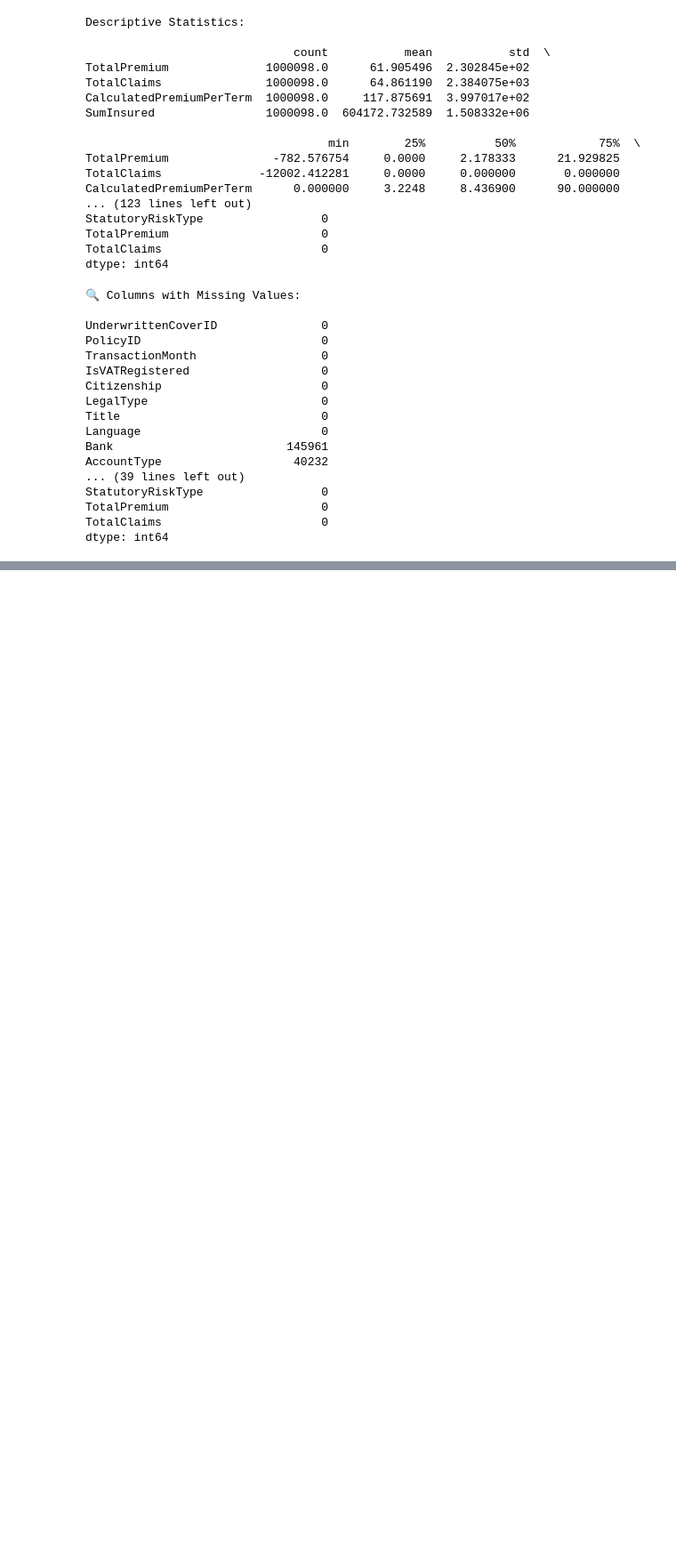
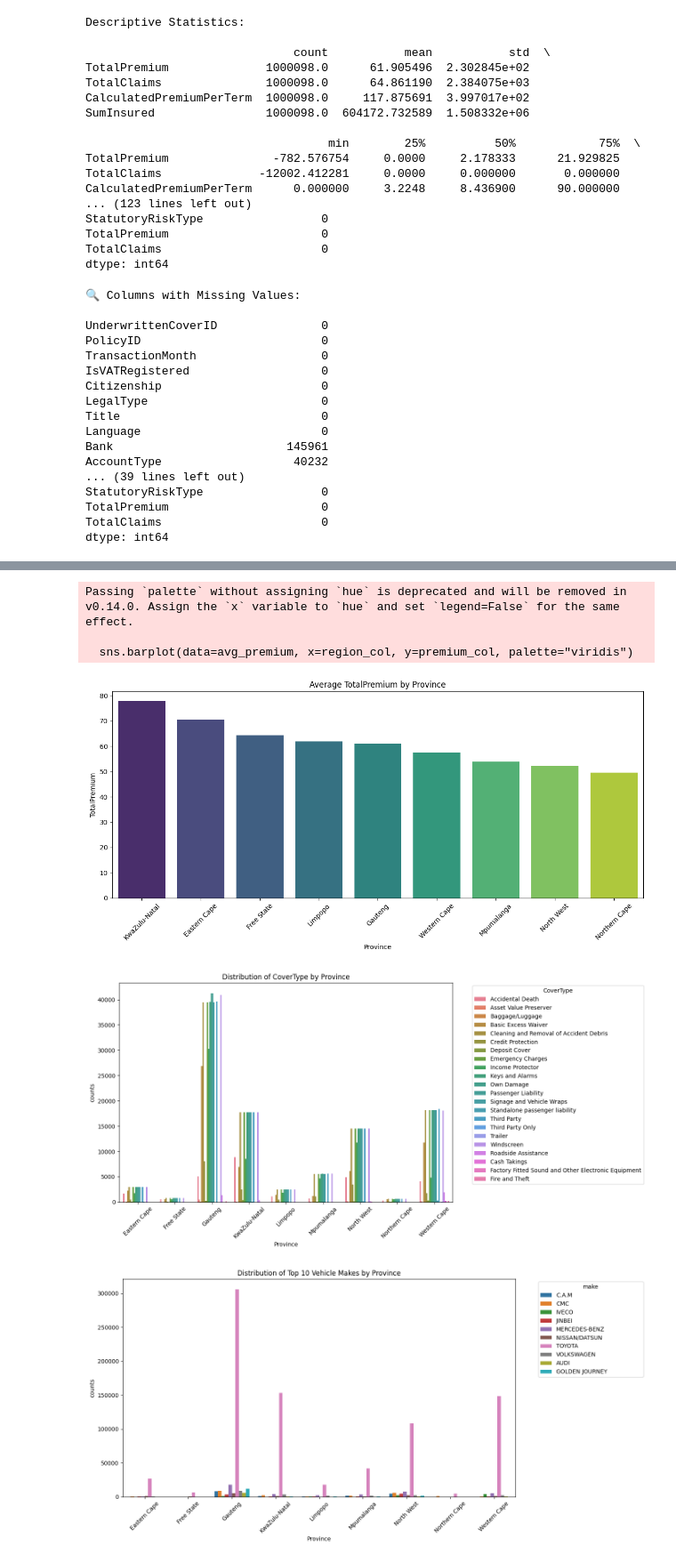
Before and after one commit to sossyh/End-to-End-Insurance-Risk-Analytics-Predictive-Modeling, a Jupyter notebook: notebooks/01_eda.ipynb, the cells around one changed output, grey strips where cells are left out. Shown at 89% size. Drawn from its saved outputs; the diff is of its cells as text; code cells hidden in the pictures; blank space fills up the shorter version.

```diff
--- a/notebooks/01_eda.ipynb
+++ b/notebooks/01_eda.ipynb
@@ -75,0 +114,13 @@ dtype: int64
+# %%
+from src import data_comparison
+
+data_comparison.plot_avg_premium_by_region(df, region_col="Province", premium_col="TotalPremium", save_dir="../outputs/figures")
+data_comparison.plot_cover_type_distribution(df, region_col="Province", cover_col="CoverType", save_dir="../outputs/figures")
+data_comparison.plot_make_distribution_by_region(df, region_col="Province", make_col="make", top_n=10, save_dir="../outputs/figures")
+# %% [output]
+Passing `palette` without assigning `hue` is deprecated and will be removed in v0.14.0. Assign the `x` variable to `hue` and set `legend=False` for the same effect.
+
+  sns.barplot(data=avg_premium, x=region_col, y=premium_col, palette="viridis")
+[figure, added]
+[figure, added]
+[figure, added]
```
Also changed, not shown: parts of 4 cells of this notebook, 24 other files.
